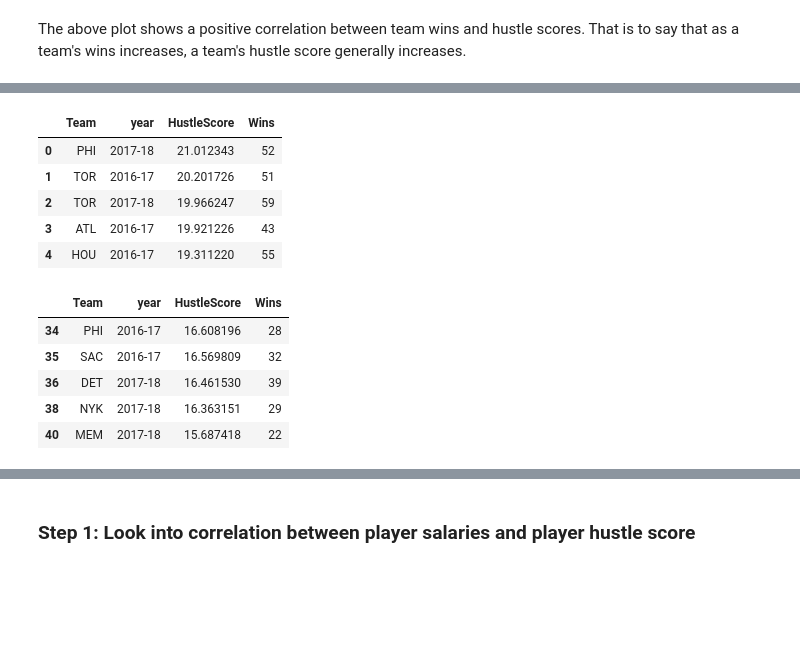
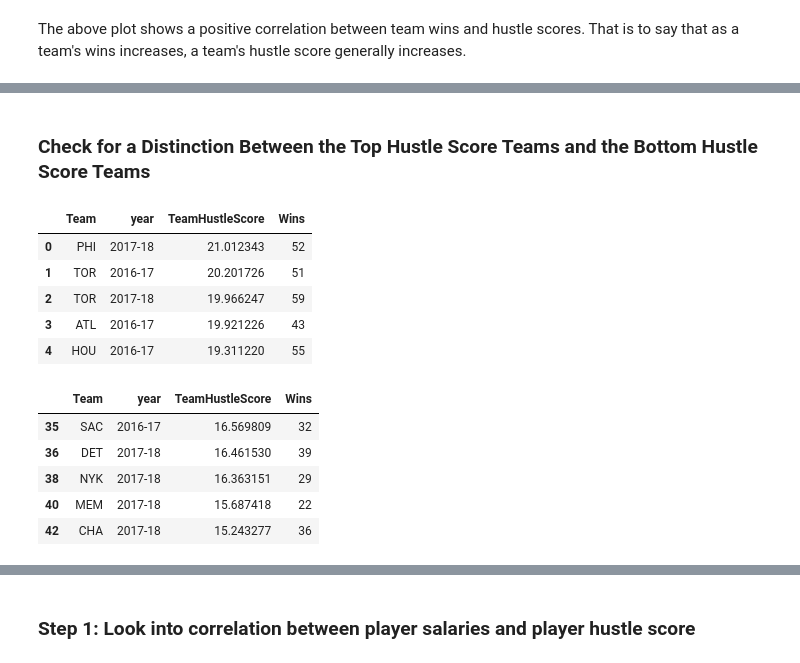
Before and after one commit to yairfax/CMSC320-final-project, a Jupyter notebook: Final Project.ipynb, the cells around one changed output, grey strips where cells are left out. Drawn from its saved outputs; the diff is of its cells as text; code cells hidden in the pictures; blank space fills up the shorter version.

```diff
--- a/Final Project.ipynb
+++ b/Final Project.ipynb
@@ -495,24 +495,31 @@ ValueError: First argument must be a sequence
-# %%
-topTeams = teamTable[teamTable['Wins'] >= teamTable['Wins'].median()]
-topTeams = topTeams[topTeams['HustleScore'] >= topTeams['HustleScore'].median()]
-topTeams.head()
-# %% [output]
-|  | Team | year | HustleScore | Wins |
-| 0 | PHI | 2017-18 | 21.012343 | 52 |
-| 1 | TOR | 2016-17 | 20.201726 | 51 |
-| 2 | TOR | 2017-18 | 19.966247 | 59 |
-| 3 | ATL | 2016-17 | 19.921226 | 43 |
-| 4 | HOU | 2016-17 | 19.311220 | 55 |
-# %%
-bottomTeams = teamTable[teamTable['Wins'] <= teamTable['Wins'].median()]
-bottomTeams = bottomTeams[bottomTeams['HustleScore'] <= bottomTeams['HustleScore'].median()]
-bottomTeams.head()
-# %% [output]
-|  | Team | year | HustleScore | Wins |
-| 34 | PHI | 2016-17 | 16.608196 | 28 |
-| 35 | SAC | 2016-17 | 16.569809 | 32 |
-| 36 | DET | 2017-18 | 16.461530 | 39 |
-| 38 | NYK | 2017-18 | 16.363151 | 29 |
-| 40 | MEM | 2017-18 | 15.687418 | 22 |
+# %% [markdown]
+### Check for a Distinction Between the Top Hustle Score Teams and the Bottom Hustle Score Teams
+# %%
+# Define a top team as having more than or equal to the median wins
+# and more than or equal to the median HustleScore
+topTeams = teamTable[teamTable['Wins'] >= teamTable['Wins'].median()]
+topTeams = topTeams.rename(index=str, columns={'HustleScore': 'TeamHustleScore'})
+topTeams = topTeams[topTeams['TeamHustleScore'] >= topTeams['TeamHustleScore'].median()]
+topTeams.head()
+# %% [output]
+|  | Team | year | TeamHustleScore | Wins |
+| 0 | PHI | 2017-18 | 21.012343 | 52 |
+| 1 | TOR | 2016-17 | 20.201726 | 51 |
+| 2 | TOR | 2017-18 | 19.966247 | 59 |
+| 3 | ATL | 2016-17 | 19.921226 | 43 |
+| 4 | HOU | 2016-17 | 19.311220 | 55 |
+# %%
+# Define a bottom team as having less than the median wins and less than the median HustleScore
+bottomTeams = teamTable[teamTable['Wins'] < teamTable['Wins'].median()]
+bottomTeams = bottomTeams.rename(index=str, columns={'HustleScore': 'TeamHustleScore'})
+bottomTeams = bottomTeams[bottomTeams['TeamHustleScore'] < bottomTeams['TeamHustleScore'].median()]
+bottomTeams.head()
+# %% [output]
+|  | Team | year | TeamHustleScore | Wins |
+| 35 | SAC | 2016-17 | 16.569809 | 32 |
+| 36 | DET | 2017-18 | 16.461530 | 39 |
+| 38 | NYK | 2017-18 | 16.363151 | 29 |
+| 40 | MEM | 2017-18 | 15.687418 | 22 |
+| 42 | CHA | 2017-18 | 15.243277 | 36 |
 # %%
 topTeamsPlayers = pd.merge(topTeams, hustleStats, how='left', on=['Team']).sort_values('Pos')
```
Also changed, not shown: parts of 21 cells of this notebook, 1 other file.
